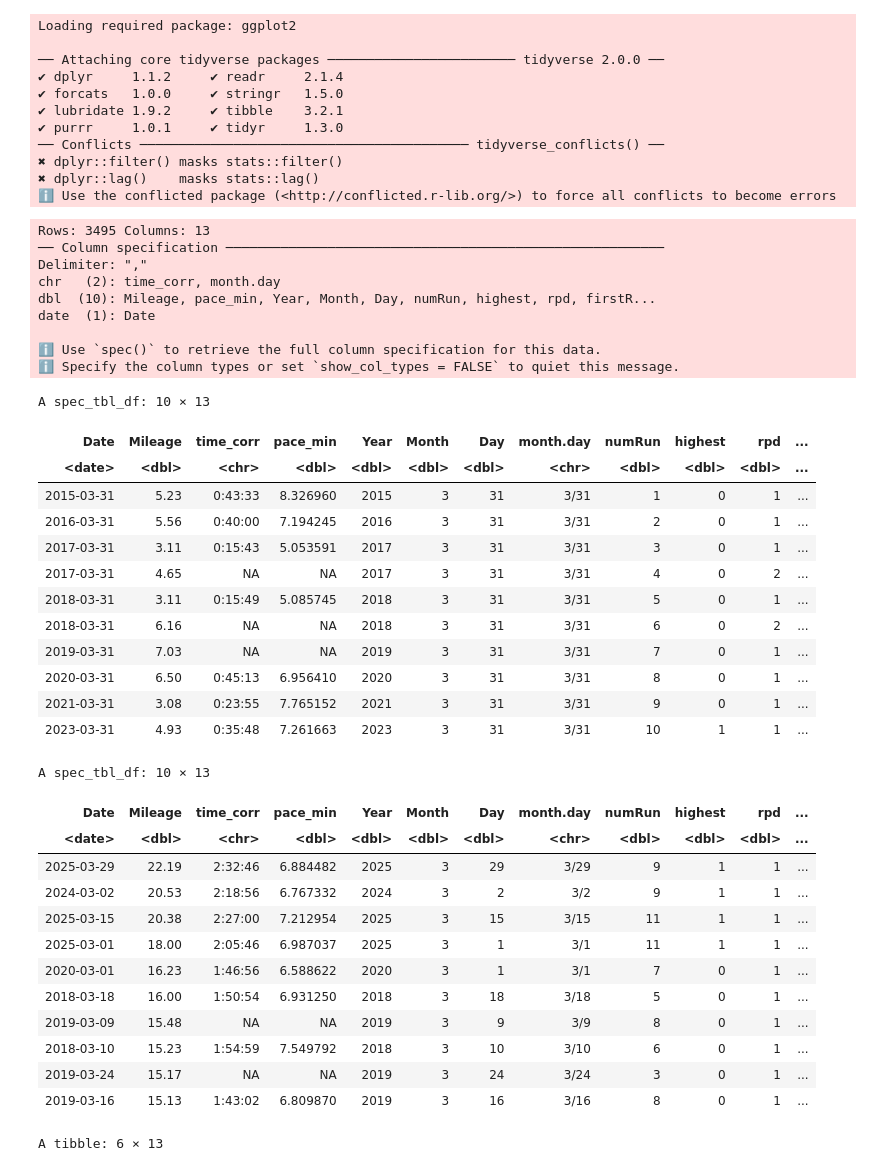
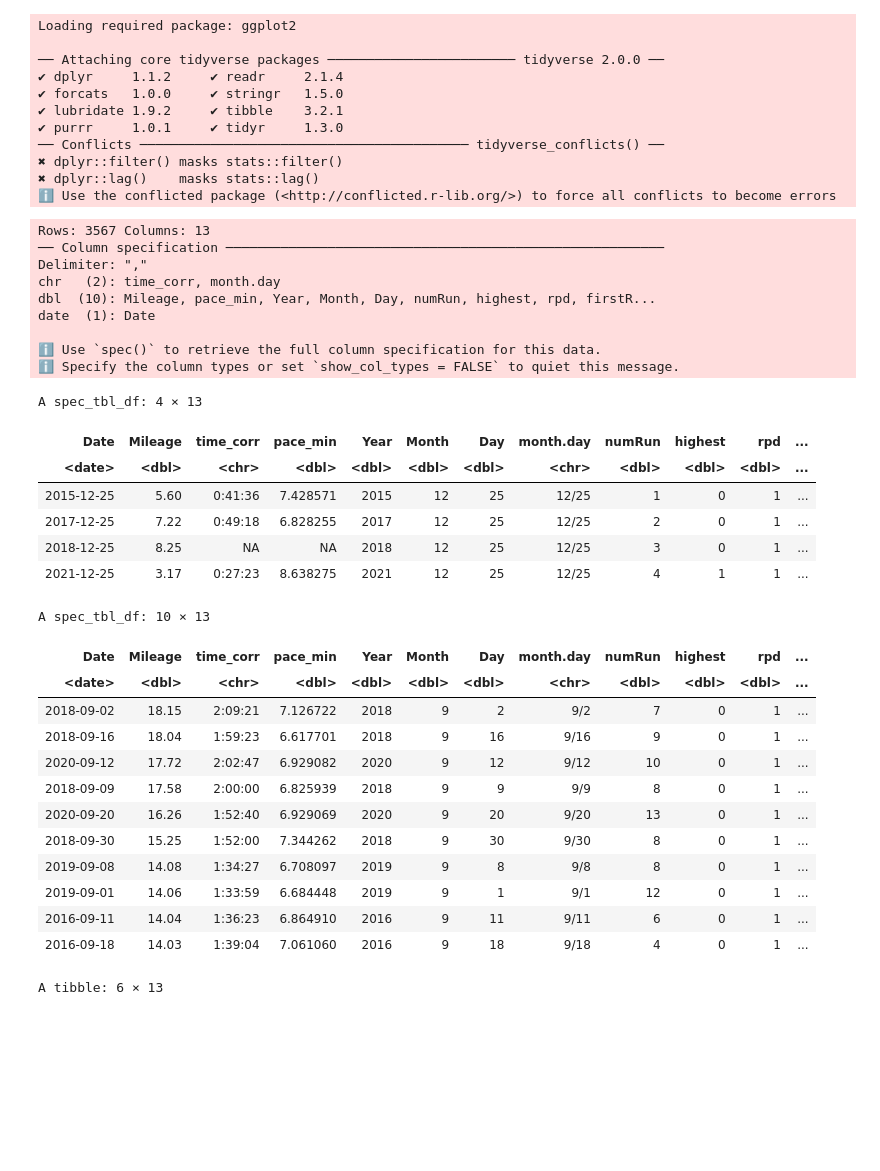
Before and after one commit to adolwick/biof309project, a Jupyter notebook: runs_per_date.ipynb, the cells around one changed output. Cells and saved outputs as stored; diff of their text form; code cells hidden in the pictures; blank space fills up the shorter version.

```diff
--- a/runs_per_date.ipynb
+++ b/runs_per_date.ipynb
@@ -18,46 +18,40 @@ Loading required package: ggplot2
 # %%
 df = read_csv("rpd.csv")
 #head(df)
-df %>% filter(month.day=="3/31")
+df %>% filter(month.day=="12/25")
 # %% [output]
-Rows: 3495 Columns: 13
+Rows: 3567 Columns: 13
 ── Column specification ────────────────────────────────────────────────────────
 Delimiter: ","
 chr   (2): time_corr, month.day
 dbl  (10): Mileage, pace_min, Year, Month, Day, numRun, highest, rpd, firstR...
 date  (1): Date
 
 ℹ Use `spec()` to retrieve the full column specification for this data.
 ℹ Specify the column types or set `show_col_types = FALSE` to quiet this message.
-A spec_tbl_df: 10 × 13
+A spec_tbl_df: 4 × 13
 | Date | Mileage | time_corr | pace_min | Year | Month | Day | month.day | numRun | highest | rpd | ... |
 | <date> | <dbl> | <chr> | <dbl> | <dbl> | <dbl> | <dbl> | <chr> | <dbl> | <dbl> | <dbl> | ... |
-| 2015-03-31 | 5.23 | 0:43:33 | 8.326960 | 2015 | 3 | 31 | 3/31 | 1 | 0 | 1 | ... |
-| 2016-03-31 | 5.56 | 0:40:00 | 7.194245 | 2016 | 3 | 31 | 3/31 | 2 | 0 | 1 | ... |
-| 2017-03-31 | 3.11 | 0:15:43 | 5.053591 | 2017 | 3 | 31 | 3/31 | 3 | 0 | 1 | ... |
-| 2017-03-31 | 4.65 | NA | NA | 2017 | 3 | 31 | 3/31 | 4 | 0 | 2 | ... |
-| 2018-03-31 | 3.11 | 0:15:49 | 5.085745 | 2018 | 3 | 31 | 3/31 | 5 | 0 | 1 | ... |
-| 2018-03-31 | 6.16 | NA | NA | 2018 | 3 | 31 | 3/31 | 6 | 0 | 2 | ... |
-| 2019-03-31 | 7.03 | NA | NA | 2019 | 3 | 31 | 3/31 | 7 | 0 | 1 | ... |
-| 2020-03-31 | 6.50 | 0:45:13 | 6.956410 | 2020 | 3 | 31 | 3/31 | 8 | 0 | 1 | ... |
-| 2021-03-31 | 3.08 | 0:23:55 | 7.765152 | 2021 | 3 | 31 | 3/31 | 9 | 0 | 1 | ... |
-| 2023-03-31 | 4.93 | 0:35:48 | 7.261663 | 2023 | 3 | 31 | 3/31 | 10 | 1 | 1 | ... |
+| 2015-12-25 | 5.60 | 0:41:36 | 7.428571 | 2015 | 12 | 25 | 12/25 | 1 | 0 | 1 | ... |
+| 2017-12-25 | 7.22 | 0:49:18 | 6.828255 | 2017 | 12 | 25 | 12/25 | 2 | 0 | 1 | ... |
+| 2018-12-25 | 8.25 | NA | NA | 2018 | 12 | 25 | 12/25 | 3 | 0 | 1 | ... |
+| 2021-12-25 | 3.17 | 0:27:23 | 8.638275 | 2021 | 12 | 25 | 12/25 | 4 | 1 | 1 | ... |
 # %%
-df %>% filter(Month=="3") %>% arrange(desc(Mileage)) %>% slice(1:10)
+df %>% filter(Month=="9") %>% arrange(desc(Mileage)) %>% slice(1:10)
 # %% [output]
 A spec_tbl_df: 10 × 13
 | Date | Mileage | time_corr | pace_min | Year | Month | Day | month.day | numRun | highest | rpd | ... |
 | <date> | <dbl> | <chr> | <dbl> | <dbl> | <dbl> | <dbl> | <chr> | <dbl> | <dbl> | <dbl> | ... |
-| 2025-03-29 | 22.19 | 2:32:46 | 6.884482 | 2025 | 3 | 29 | 3/29 | 9 | 1 | 1 | ... |
-| 2024-03-02 | 20.53 | 2:18:56 | 6.767332 | 2024 | 3 | 2 | 3/2 | 9 | 1 | 1 | ... |
-| 2025-03-15 | 20.38 | 2:27:00 | 7.212954 | 2025 | 3 | 15 | 3/15 | 11 | 1 | 1 | ... |
-| 2025-03-01 | 18.00 | 2:05:46 | 6.987037 | 2025 | 3 | 1 | 3/1 | 11 | 1 | 1 | ... |
-| 2020-03-01 | 16.23 | 1:46:56 | 6.588622 | 2020 | 3 | 1 | 3/1 | 7 | 0 | 1 | ... |
-| 2018-03-18 | 16.00 | 1:50:54 | 6.931250 | 2018 | 3 | 18 | 3/18 | 5 | 0 | 1 | ... |
-| 2019-03-09 | 15.48 | NA | NA | 2019 | 3 | 9 | 3/9 | 8 | 0 | 1 | ... |
-| 2018-03-10 | 15.23 | 1:54:59 | 7.549792 | 2018 | 3 | 10 | 3/10 | 6 | 0 | 1 | ... |
-| 2019-03-24 | 15.17 | NA | NA | 2019 | 3 | 24 | 3/24 | 3 | 0 | 1 | ... |
-| 2019-03-16 | 15.13 | 1:43:02 | 6.809870 | 2019 | 3 | 16 | 3/16 | 8 | 0 | 1 | ... |
+| 2018-09-02 | 18.15 | 2:09:21 | 7.126722 | 2018 | 9 | 2 | 9/2 | 7 | 0 | 1 | ... |
+| 2018-09-16 | 18.04 | 1:59:23 | 6.617701 | 2018 | 9 | 16 | 9/16 | 9 | 0 | 1 | ... |
+| 2020-09-12 | 17.72 | 2:02:47 | 6.929082 | 2020 | 9 | 12 | 9/12 | 10 | 0 | 1 | ... |
+| 2018-09-09 | 17.58 | 2:00:00 | 6.825939 | 2018 | 9 | 9 | 9/9 | 8 | 0 | 1 | ... |
+| 2020-09-20 | 16.26 | 1:52:40 | 6.929069 | 2020 | 9 | 20 | 9/20 | 13 | 0 | 1 | ... |
+| 2018-09-30 | 15.25 | 1:52:00 | 7.344262 | 2018 | 9 | 30 | 9/30 | 8 | 0 | 1 | ... |
+| 2019-09-08 | 14.08 | 1:34:27 | 6.708097 | 2019 | 9 | 8 | 9/8 | 8 | 0 | 1 | ... |
+| 2019-09-01 | 14.06 | 1:33:59 | 6.684448 | 2019 | 9 | 1 | 9/1 | 12 | 0 | 1 | ... |
+| 2016-09-11 | 14.04 | 1:36:23 | 6.864910 | 2016 | 9 | 11 | 9/11 | 6 | 0 | 1 | ... |
+| 2016-09-18 | 14.03 | 1:39:04 | 7.061060 | 2016 | 9 | 18 | 9/18 | 4 | 0 | 1 | ... |
 # %%
 dfh = df %>%
     filter(highest==1)
```
Also changed, not shown: parts of 30 cells of this notebook, 9 other files.
